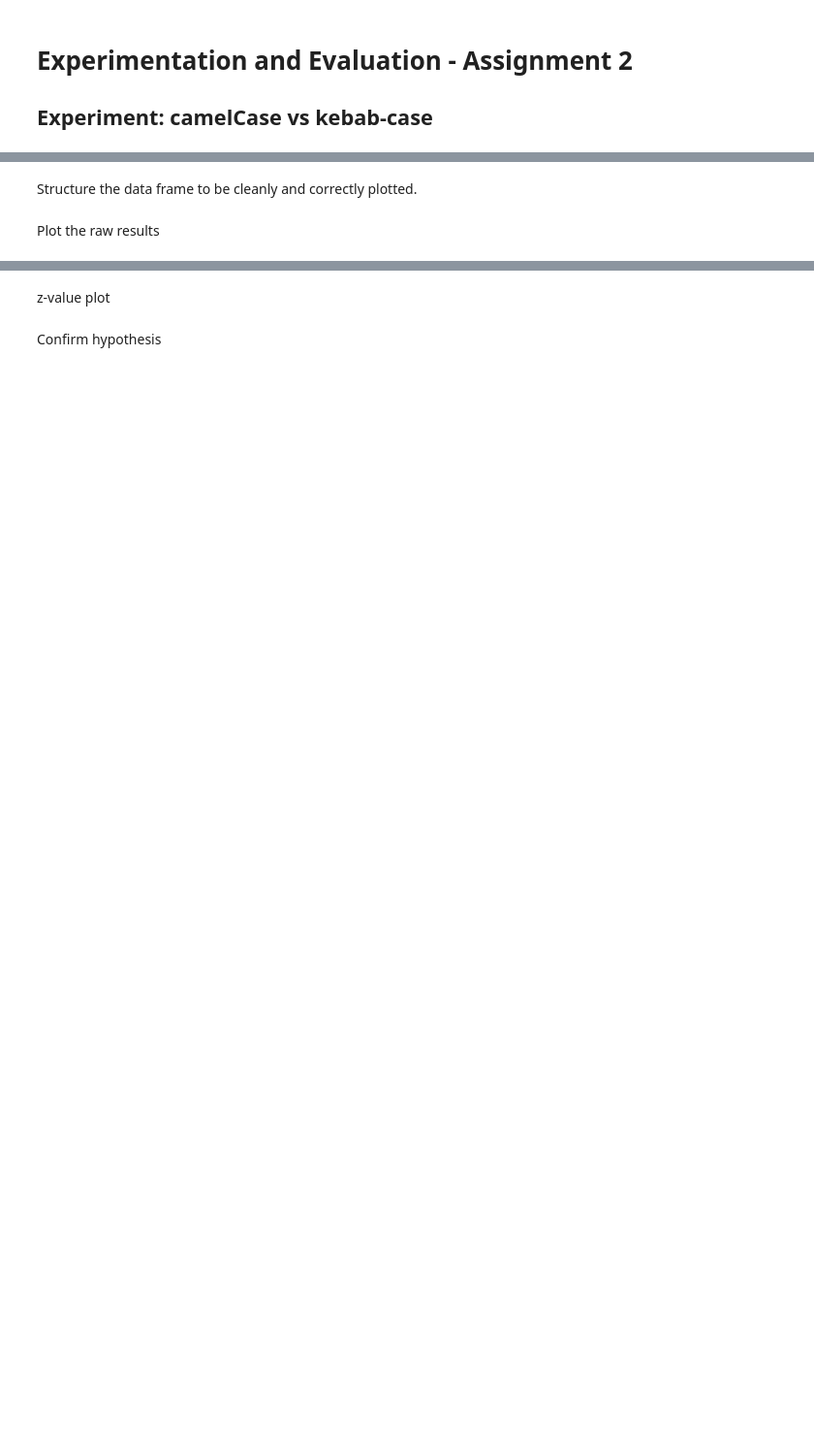
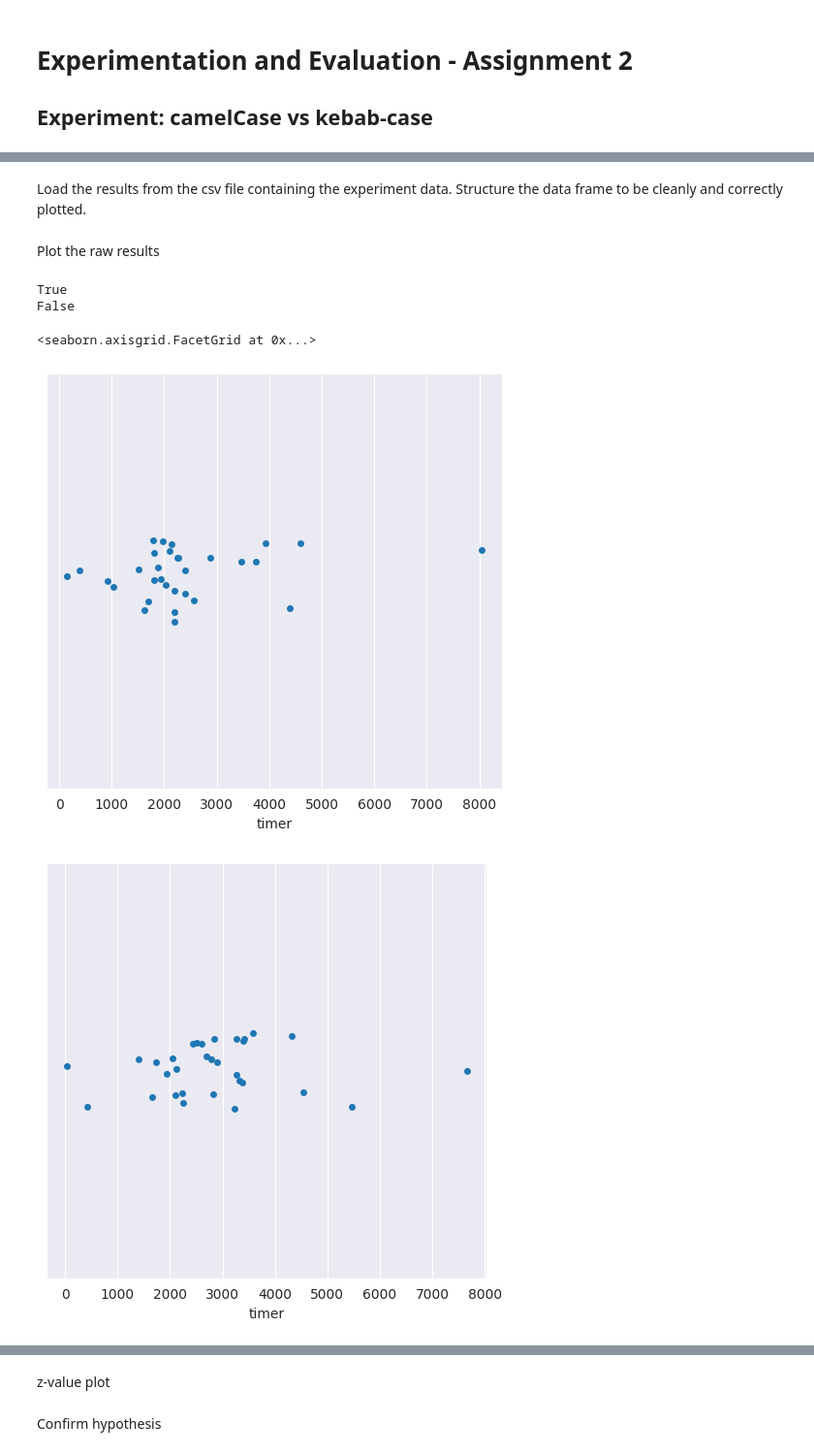
Before and after one commit to Giulio2002/Experimentation-and-Evaluation-1, a Jupyter notebook: assignment-2/display.ipynb, the cells around one changed output, grey strips where cells are left out. Shown at 97% size. Cells and saved outputs as stored; diff of their text form; code cells hidden in the pictures; blank space fills up the shorter version.

```diff
--- a/assignment-2/display.ipynb
+++ b/assignment-2/display.ipynb
@@ -13,7 +15,53 @@ df = pd.read_csv('benchmark.csv')
 # %% [markdown]
+Load the results from the csv file containing the experiment data.
 Structure the data frame to be cleanly and correctly plotted.
+# %%
+# get raw data from json
+json_data: dict
+with open("data.json", "r", encoding="utf-8") as f:
+    json_data = json.load(f)
+
+# cluster questions
+NUM_QUESTIONS = 33
+NUM_WARMUP = 3
+cluster_questions: dict[str, dict] = {}
+for i in range(NUM_QUESTIONS):
+    cluster_questions[f"question_{i+1}"] = {
+        "samples": [],
+        "df": None,
+        "df_zscore": None,
+        "is_kebab": None,
+    }
+
+for user_sample in json_data:
+    for i, q in enumerate(user_sample["questions"]):
+        cluster_questions[f"question_{i+1}"]["samples"].append(q)
+
+for i, (k, v) in enumerate(cluster_questions.items()):
+    df_q = pd.DataFrame(v["samples"])
+    v["df"] = df_q
+    is_kebab = "-" in df_q.correct_word[0]
+    v["is_kebab"] = is_kebab
+    numeric_cols = df_q.select_dtypes(include=[np.number]).columns
+    df_zscore_q = df_q[numeric_cols].apply(st.zscore)
+    v["df_zscore"] = df_zscore_q
 # %% [markdown]
 Plot the raw results
 # %%
-plt.show()
+q32 = cluster_questions["question_32"]
+print(q32["is_kebab"])
+sns.catplot(data=q32["df"], x="timer", jitter=True)
+
+q31 = cluster_questions["question_31"]
+print(q31["is_kebab"])
+# sns.catplot(data=cluster_questions['question_31']['df'],
+# x='timer',  kind='violin', color='.9', inner=None)
+# sns.swarmplot(data=cluster_questions['question_31']['df'], x='timer')
+sns.catplot(data=q31["df"], x="timer", jitter=True)
+# %% [output]
+True
+False
+<seaborn.axisgrid.FacetGrid at 0x...>
+[figure, added]
+[figure, added]
 # %% [markdown]
```
Also changed, not shown: parts of 5 cells of this notebook, 1 other file.
